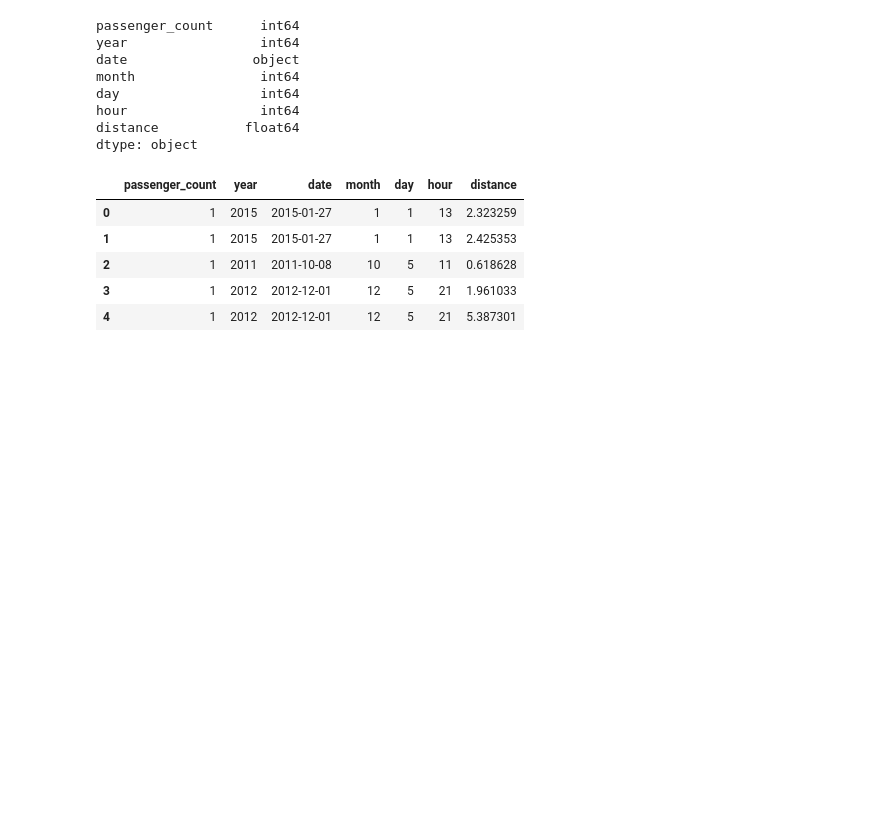
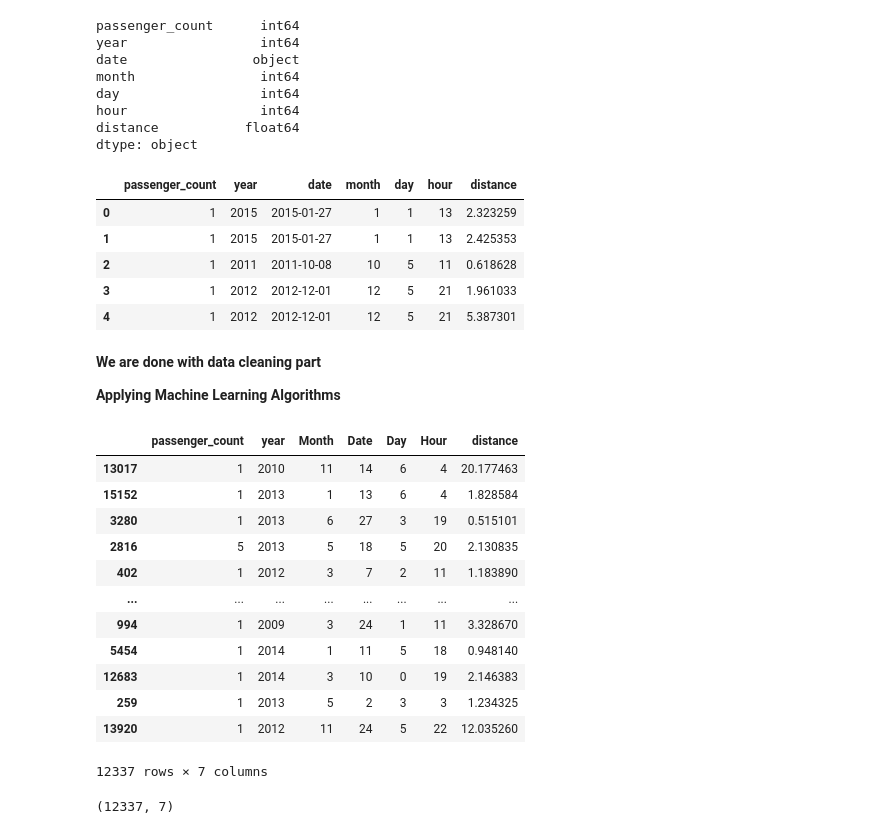
Before and after one commit to vapurv843/Cab-fare-prediction, a Jupyter notebook: cab_fare.ipynb, the cells around one changed output. Cells and saved outputs as stored; diff of their text form; code cells hidden in the pictures; blank space fills up the shorter version.

```diff
--- a/cab_fare.ipynb
+++ b/cab_fare.ipynb
@@ -734,3 +734,31 @@ test_data.head()
 | 2 | 1 | 2011 | 2011-10-08 | 10 | 5 | 11 | 0.618628 |
 | 3 | 1 | 2012 | 2012-12-01 | 12 | 5 | 21 | 1.961033 |
 | 4 | 1 | 2012 | 2012-12-01 | 12 | 5 | 21 | 5.387301 |
+# %% [markdown]
+**We are done with data cleaning part**
+
+**Applying Machine Learning Algorithms**
+# %%
+from sklearn.model_selection import train_test_split
+X_train, X_test, y_train, y_test = train_test_split( train.iloc[:, train.columns != 'fare_amount'],
+                         train.iloc[:, 0], test_size = 0.20, random_state = 1)
+# %%
+X_train
+# %% [output]
+|  | passenger_count | year | Month | Date | Day | Hour | distance |
+| 13017 | 1 | 2010 | 11 | 14 | 6 | 4 | 20.177463 |
+| 15152 | 1 | 2013 | 1 | 13 | 6 | 4 | 1.828584 |
+| 3280 | 1 | 2013 | 6 | 27 | 3 | 19 | 0.515101 |
+| 2816 | 5 | 2013 | 5 | 18 | 5 | 20 | 2.130835 |
+| 402 | 1 | 2012 | 3 | 7 | 2 | 11 | 1.183890 |
+| ... | ... | ... | ... | ... | ... | ... | ... |
+| 994 | 1 | 2009 | 3 | 24 | 1 | 11 | 3.328670 |
+| 5454 | 1 | 2014 | 1 | 11 | 5 | 18 | 0.948140 |
+| 12683 | 1 | 2014 | 3 | 10 | 0 | 19 | 2.146383 |
+| 259 | 1 | 2013 | 5 | 2 | 3 | 3 | 1.234325 |
+| 13920 | 1 | 2012 | 11 | 24 | 5 | 22 | 12.035260 |
+12337 rows × 7 columns
+# %%
+X_train.shape
+# %% [output]
+(12337, 7)
```
Also changed, not shown: parts of 5 cells of this notebook.
